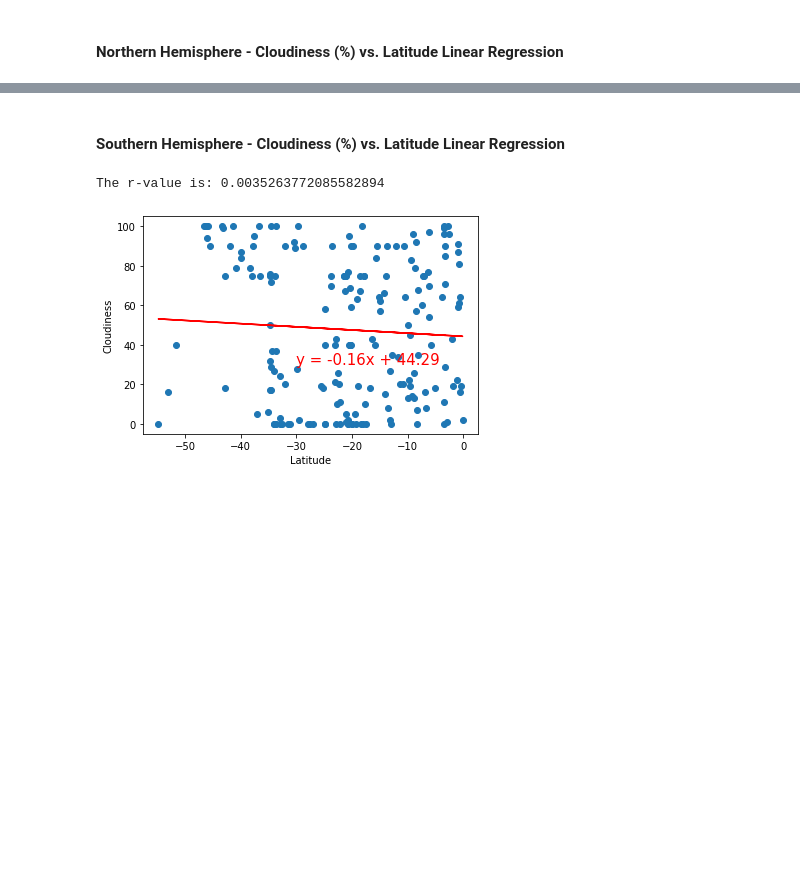
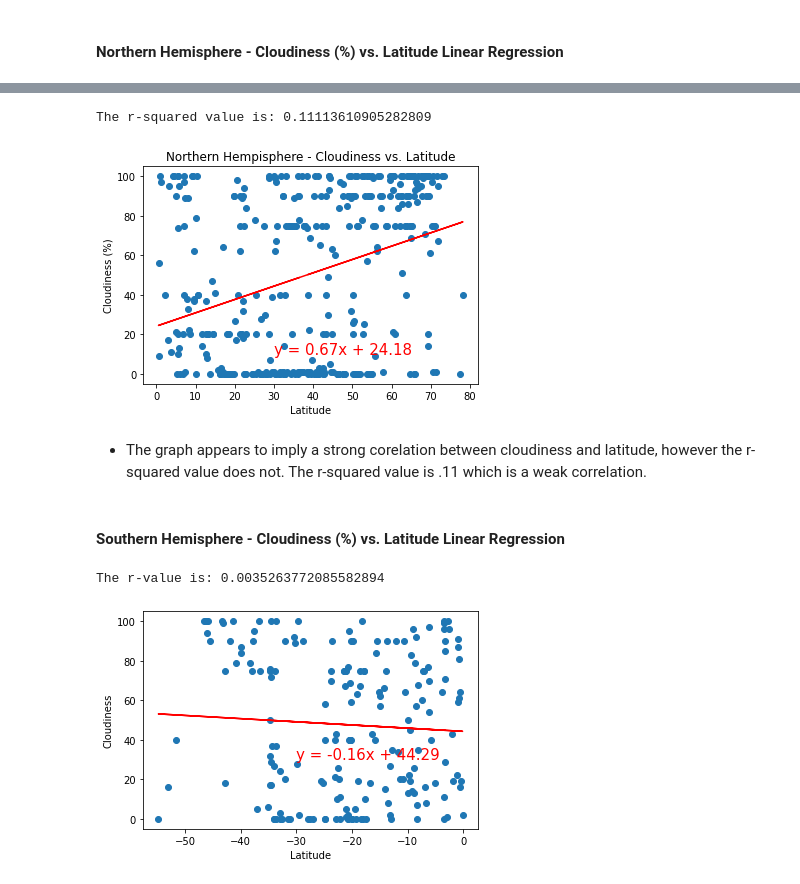
Before and after one commit to ccgrace/python-api-challenge, a Jupyter notebook: WeatherPy/WeatherPy.ipynb, the cells around one changed output, grey strips where cells are left out. Cells and saved outputs as stored; diff of their text form; code cells hidden in the pictures; blank space fills up the shorter version.

```diff
--- a/WeatherPy/WeatherPy.ipynb
+++ b/WeatherPy/WeatherPy.ipynb
@@ -347,3 +364,25 @@ The r-value is: 0.0020898727664228514
+# %%
+north_lats = northern_city_wx["Lat"]
+north_cloud = northern_city_wx["Cloudiness"]
+
+(slope, intercept, rvalue, pvalue, stderr) = linregress(north_lats, north_cloud)
+
+regress_values = north_lats * slope + intercept
+line_eq = "y = " + str(round(slope,2)) + "x + " + str(round(intercept,2))
+
+plt.scatter(north_lats, north_cloud)
+plt.plot(north_lats, regress_values, "r-")
+plt.annotate(line_eq,(30,10),fontsize=15,color="red")
+print(f"The r-squared value is: {rvalue**2}")
+plt.xlabel("Latitude")
+plt.ylabel("Cloudiness (%)")
+plt.title("Northern Hempisphere - Cloudiness vs. Latitude")
+plt.savefig("../Output Data File/Northern Hemisphere Cloudiness.png")
+# %% [output]
+The r-squared value is: 0.11113610905282809
+[figure, added]
+# %% [markdown]
+- The graph appears to imply a strong corelation between cloudiness and latitude, however the r-squared value does not. The r-squared value is .11 which is a weak correlation.
 # %% [markdown]
 ####  Southern Hemisphere - Cloudiness (%) vs. Latitude Linear Regression
 # %%
```
Also changed, not shown: parts of 8 cells of this notebook, 3 other files.
